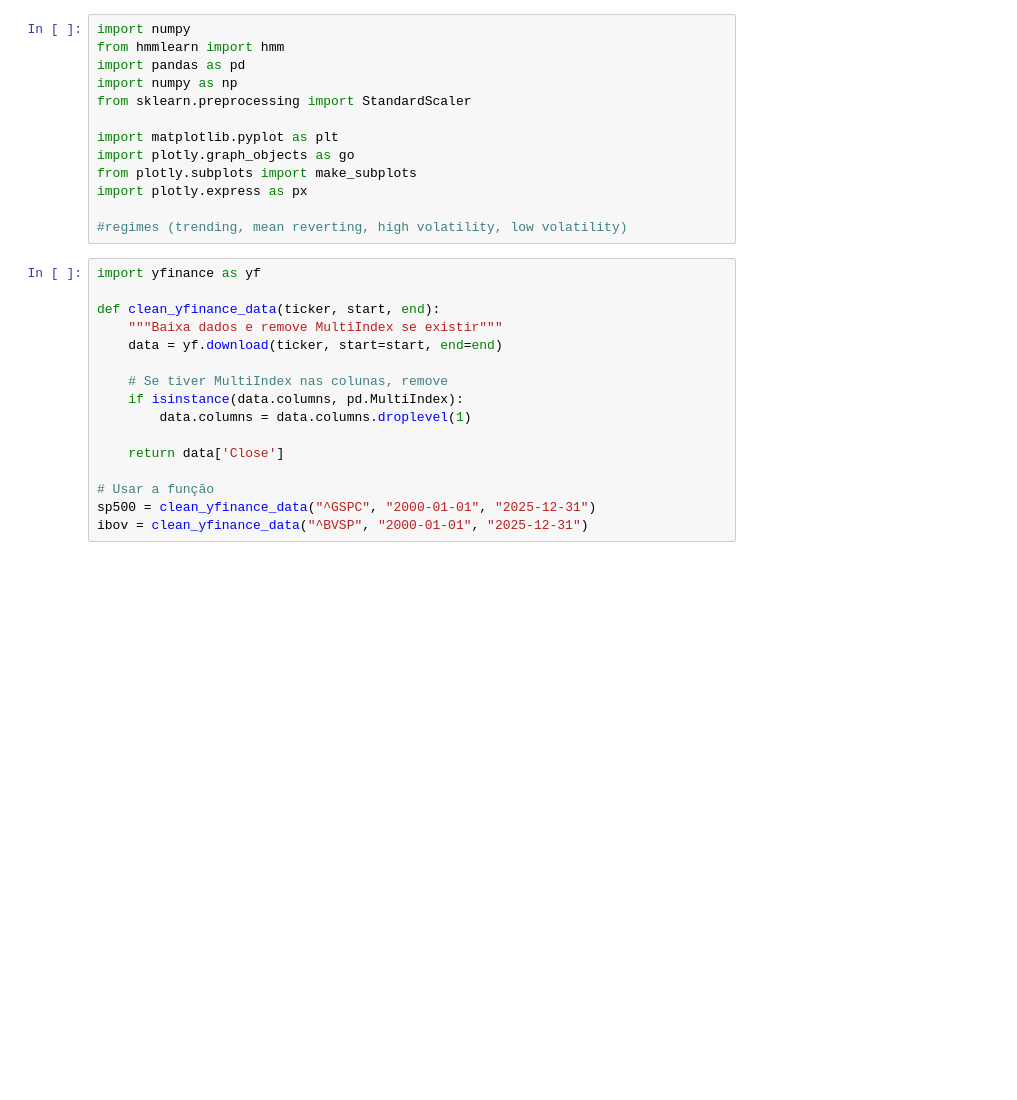
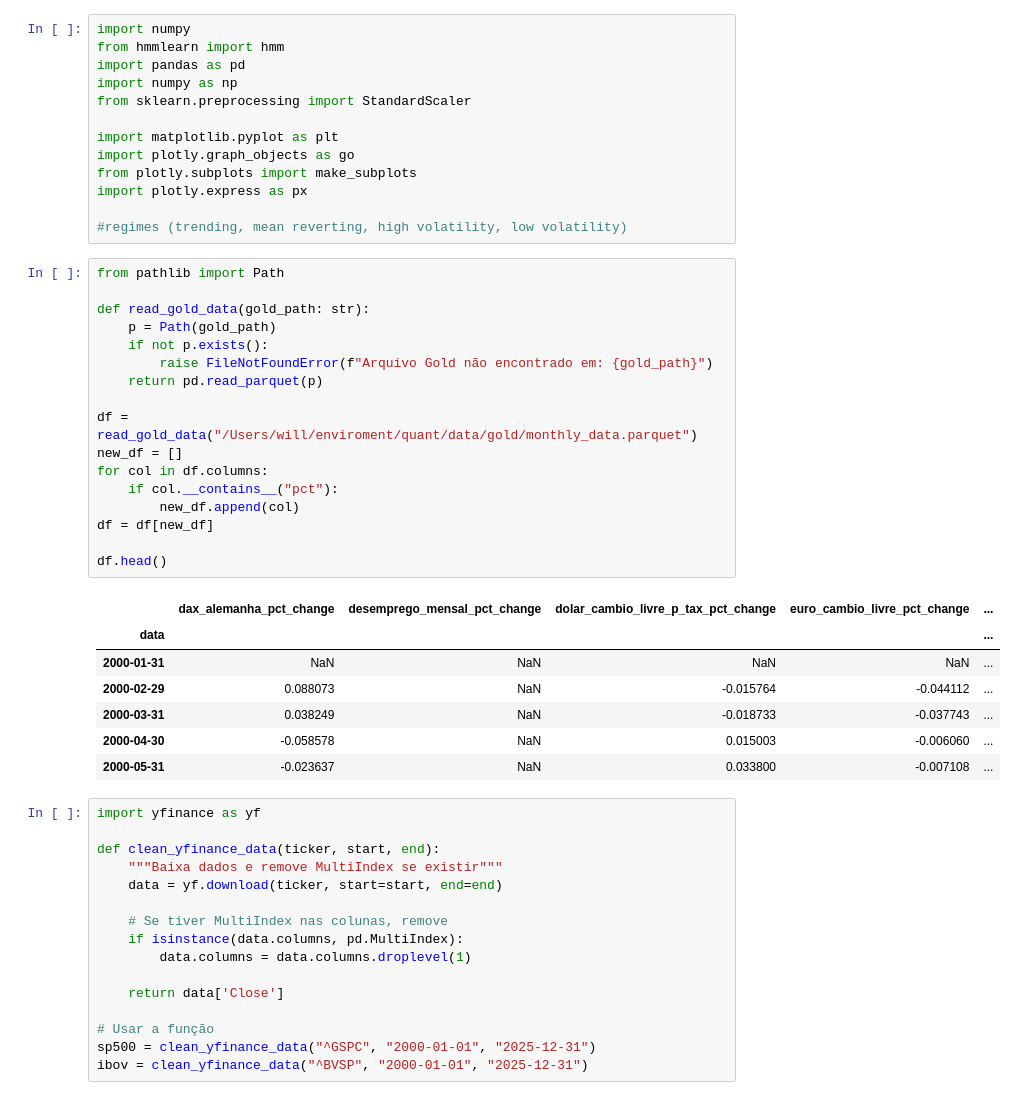
Before and after one commit to will787/quant, a Jupyter notebook: src/model/hmm.ipynb, the cells around one changed output. Drawn from its saved outputs; the diff is of its cells as text; blank space fills up the shorter version.

```diff
--- a/src/model/hmm.ipynb
+++ b/src/model/hmm.ipynb
@@ -11,6 +11,31 @@ from plotly.subplots import make_subplots
 import plotly.express as px
 
 #regimes (trending, mean reverting, high volatility, low volatility)
+# %%
+from pathlib import Path
+
+def read_gold_data(gold_path: str):
+    p = Path(gold_path)
+    if not p.exists():
+        raise FileNotFoundError(f"Arquivo Gold não encontrado em: {gold_path}")
+    return pd.read_parquet(p)
+
+df = read_gold_data("/Users/will/enviroment/quant/data/gold/monthly_data.parquet")
+new_df = []
+for col in df.columns:
+    if col.__contains__("pct"):
+        new_df.append(col)
+df = df[new_df]
+
+df.head()
+# %% [output]
+|  | dax_alemanha_pct_change | desemprego_mensal_pct_change | dolar_cambio_livre_p_tax_pct_change | euro_cambio_livre_pct_change | ... |
+| data |  |  |  |  | ... |
+| 2000-01-31 | NaN | NaN | NaN | NaN | ... |
+| 2000-02-29 | 0.088073 | NaN | -0.015764 | -0.044112 | ... |
+| 2000-03-31 | 0.038249 | NaN | -0.018733 | -0.037743 | ... |
+| 2000-04-30 | -0.058578 | NaN | 0.015003 | -0.006060 | ... |
+| 2000-05-31 | -0.023637 | NaN | 0.033800 | -0.007108 | ... |
 # %%
 import yfinance as yf
 
```
Also changed, not shown: parts of 4 cells of this notebook, 5 other files.
